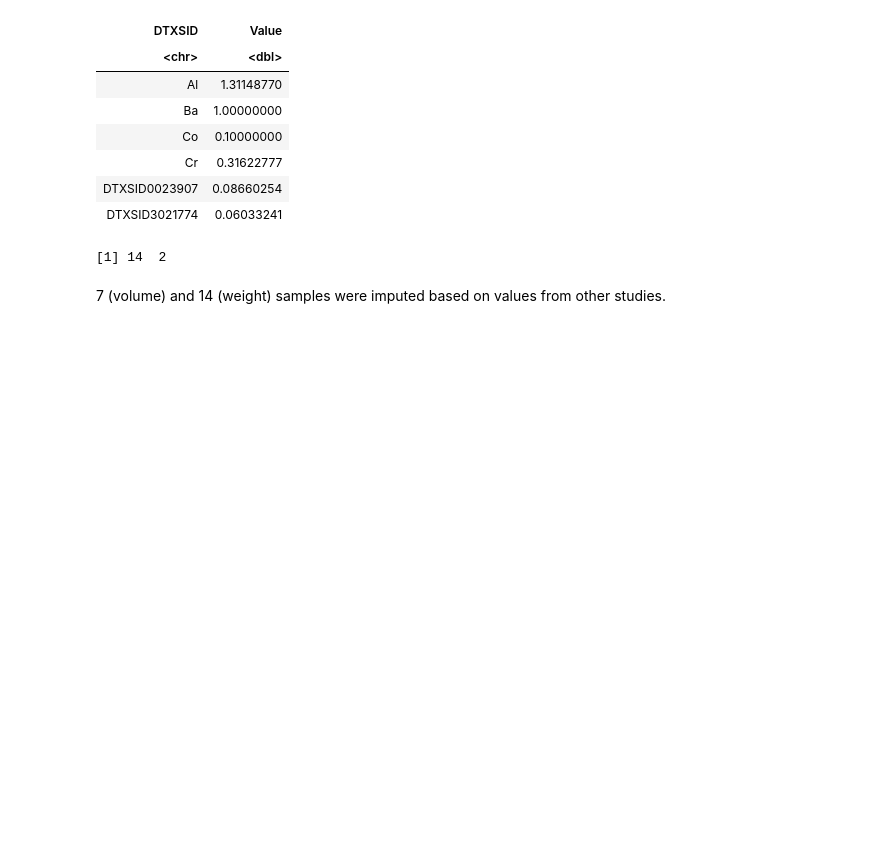
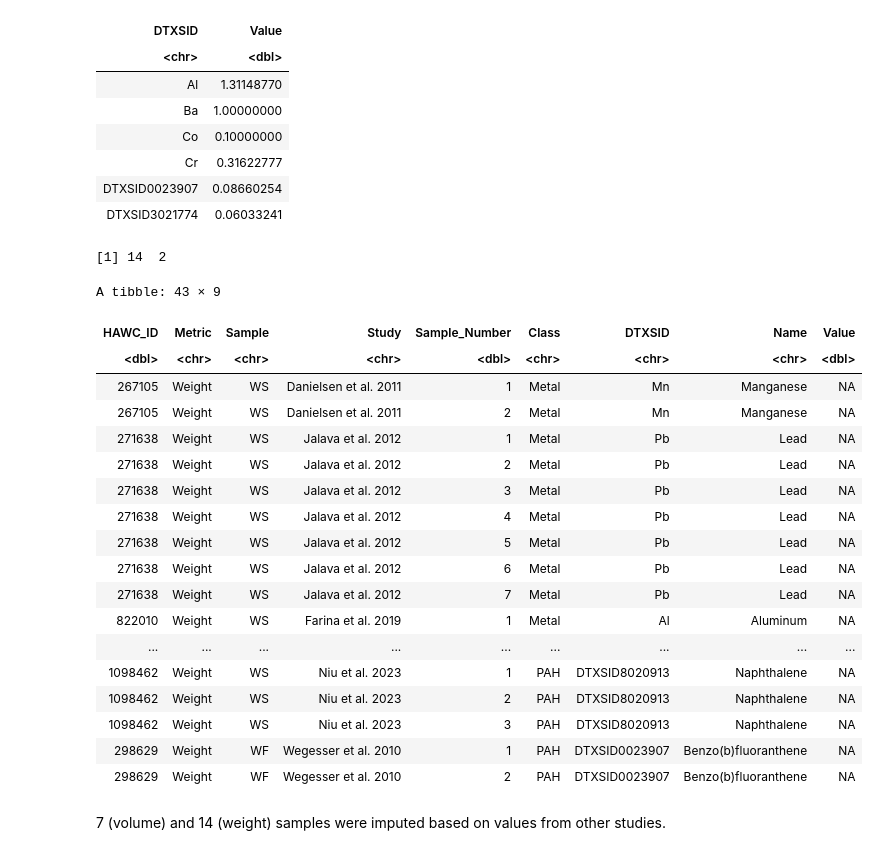
Before and after one commit to UNC-CEMALB/P1015.-Wildfire_Suffcient_Similiarity, a Jupyter notebook: 1. Data Processing/Data Processing.ipynb, the cells around one changed output. Drawn from its saved outputs; the diff is of its cells as text; code cells hidden in the pictures; blank space fills up the shorter version.

```diff
--- a/1. Data Processing/Data Processing.ipynb
+++ b/1. Data Processing/Data Processing.ipynb
@@ -314,7 +289,7 @@ mar_vol_df = vol_df %>%
     filter(Value == 'NA')
 
 # creating dfs for studies that contain MNAR data
-preimputed_weight_df = anti_join(weight_df, mar_weight_df)
+preimputed_lod_weight_df = anti_join(weight_df, mar_weight_df)
 preimputed_vol_df = anti_join(vol_df, mar_vol_df)
 # %% [output]
 Joining with `by = join_by(Metric, Class, HAWC_ID, Sample, Name, Study,
@@ -323,7 +298,7 @@ Joining with `by = join_by(Metric, Class, HAWC_ID, Sample, Name, Study,
 Sample_Number, DTXSID, Value)`
 # %%
 # first imputing non detect values for studies that had a limit of detection (LOD) provided
-lod_values_df = preimputed_weight_df %>%
+lod_values_df = preimputed_lod_weight_df %>%
     filter(grepl("<", Value)) %>%
     separate(Value, sep = '<', into = c(NA, 'Value')) %>%
     mutate(Value = sqrt(as.numeric(Value)))
@@ -332,7 +307,7 @@ dim(lod_values_df)
 head(lod_values_df)
 
 # adding these newly imputed values back into the df
-preimputed_weight_df = rbind(anti_join(preimputed_weight_df, lod_values_df[,1:8]), lod_values_df)
+preimputed_weight_df = rbind(anti_join(preimputed_lod_weight_df, lod_values_df[,1:8]), lod_values_df)
 # %% [output]
 [1] 15  9
 A tibble: 6 × 9
@@ -506,6 +500,29 @@ A tibble: 6 × 2
 | DTXSID0023907 | 0.08660254 |
 | DTXSID3021774 | 0.06033241 |
 [1] 14  2
+# %%
+imputed_weight_df %>%
+                               filter(is.na(Value))
+# %% [output]
+A tibble: 43 × 9
+| HAWC_ID | Metric | Sample | Study | Sample_Number | Class | DTXSID | Name | Value |
+| <dbl> | <chr> | <chr> | <chr> | <dbl> | <chr> | <chr> | <chr> | <dbl> |
+| 267105 | Weight | WS | Danielsen et al. 2011 | 1 | Metal | Mn | Manganese | NA |
+| 267105 | Weight | WS | Danielsen et al. 2011 | 2 | Metal | Mn | Manganese | NA |
+| 271638 | Weight | WS | Jalava et al. 2012 | 1 | Metal | Pb | Lead | NA |
+| 271638 | Weight | WS | Jalava et al. 2012 | 2 | Metal | Pb | Lead | NA |
+| 271638 | Weight | WS | Jalava et al. 2012 | 3 | Metal | Pb | Lead | NA |
+| 271638 | Weight | WS | Jalava et al. 2012 | 4 | Metal | Pb | Lead | NA |
+| 271638 | Weight | WS | Jalava et al. 2012 | 5 | Metal | Pb | Lead | NA |
+| 271638 | Weight | WS | Jalava et al. 2012 | 6 | Metal | Pb | Lead | NA |
+| 271638 | Weight | WS | Jalava et al. 2012 | 7 | Metal | Pb | Lead | NA |
+| 822010 | Weight | WS | Farina et al. 2019 | 1 | Metal | Al | Aluminum | NA |
+| ... | ... | ... | ... | ... | ... | ... | ... | ... |
+| 1098462 | Weight | WS | Niu et al. 2023 | 1 | PAH | DTXSID8020913 | Naphthalene | NA |
+| 1098462 | Weight | WS | Niu et al. 2023 | 2 | PAH | DTXSID8020913 | Naphthalene | NA |
+| 1098462 | Weight | WS | Niu et al. 2023 | 3 | PAH | DTXSID8020913 | Naphthalene | NA |
+| 298629 | Weight | WF | Wegesser et al. 2010 | 1 | PAH | DTXSID0023907 | Benzo(b)fluoranthene | NA |
+| 298629 | Weight | WF | Wegesser et al. 2010 | 2 | PAH | DTXSID0023907 | Benzo(b)fluoranthene | NA |
 # %% [markdown]
 7 (volume) and 14 (weight) samples were imputed based on values from other studies.
 # %%
```
Also changed, not shown: parts of 4 cells of this notebook.
